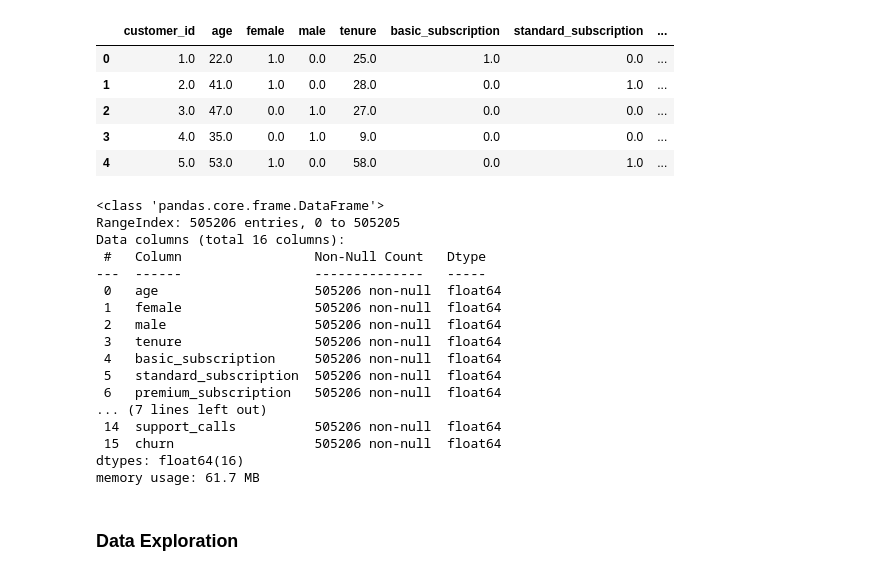
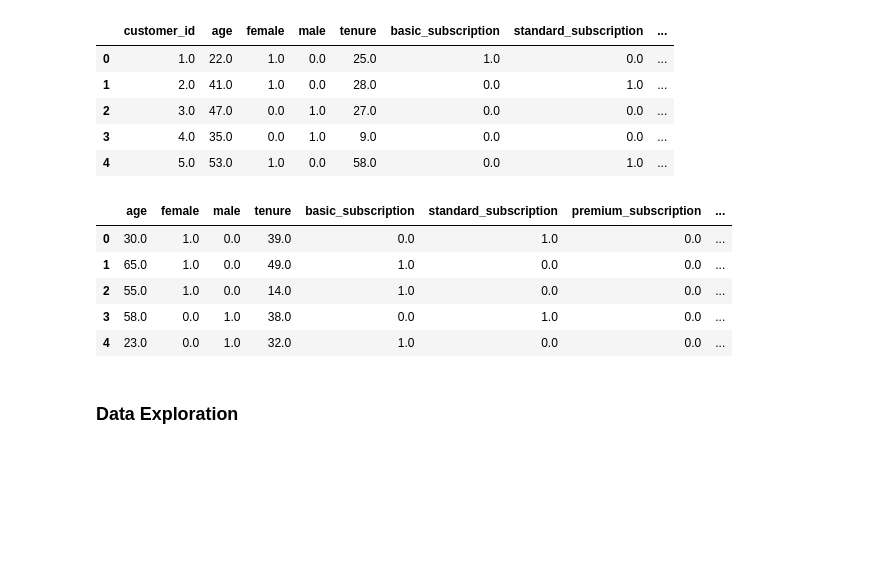
Before and after one commit to carojasp12/Customer_Churn, a Jupyter notebook: Customer_Churn_Data_Cleaning.ipynb, the cells around one changed output. Drawn from its saved outputs; the diff is of its cells as text; code cells hidden in the pictures; blank space fills up the shorter version.

```diff
--- a/Customer_Churn_Data_Cleaning.ipynb
+++ b/Customer_Churn_Data_Cleaning.ipynb
@@ -221,28 +223,17 @@ customer_churn_testing.head()
 # %%
 # Concatenate Testing And Training DataFrames For Algorithm Construction
 customer_churn_training_concat = customer_churn_training.drop(columns='customer_id')
 customer_churn_testing_concat = customer_churn_testing.drop(columns='customer_id')
 customer_churn_complete = pd.concat([customer_churn_training_concat, customer_churn_testing_concat])
 customer_churn_complete.reset_index(drop=True, inplace=True)
-customer_churn_complete.info()
+customer_churn_complete.head()
 # %% [output]
-<class 'pandas.core.frame.DataFrame'>
-RangeIndex: 505206 entries, 0 to 505205
-Data columns (total 16 columns):
- #   Column                 Non-Null Count   Dtype
----  ------                 --------------   -----
- 0   age                    505206 non-null  float64
- 1   female                 505206 non-null  float64
- 2   male                   505206 non-null  float64
- 3   tenure                 505206 non-null  float64
- 4   basic_subscription     505206 non-null  float64
- 5   standard_subscription  505206 non-null  float64
- 6   premium_subscription   505206 non-null  float64
-... (7 lines left out)
- 14  support_calls          505206 non-null  float64
- 15  churn                  505206 non-null  float64
-dtypes: float64(16)
-memory usage: 61.7 MB
+|  | age | female | male | tenure | basic_subscription | standard_subscription | premium_subscription | ... |
+| 0 | 30.0 | 1.0 | 0.0 | 39.0 | 0.0 | 1.0 | 0.0 | ... |
+| 1 | 65.0 | 1.0 | 0.0 | 49.0 | 1.0 | 0.0 | 0.0 | ... |
+| 2 | 55.0 | 1.0 | 0.0 | 14.0 | 1.0 | 0.0 | 0.0 | ... |
+| 3 | 58.0 | 0.0 | 1.0 | 38.0 | 0.0 | 1.0 | 0.0 | ... |
+| 4 | 23.0 | 0.0 | 1.0 | 32.0 | 1.0 | 0.0 | 0.0 | ... |
 # %%
 # Connect To SQLite Database (Create If Doesn't Exist)
 conn = sqlite3.connect('Resources/customer_churn_data.db')
```
Also changed, not shown: parts of 1 cell of this notebook, 7 other files.
